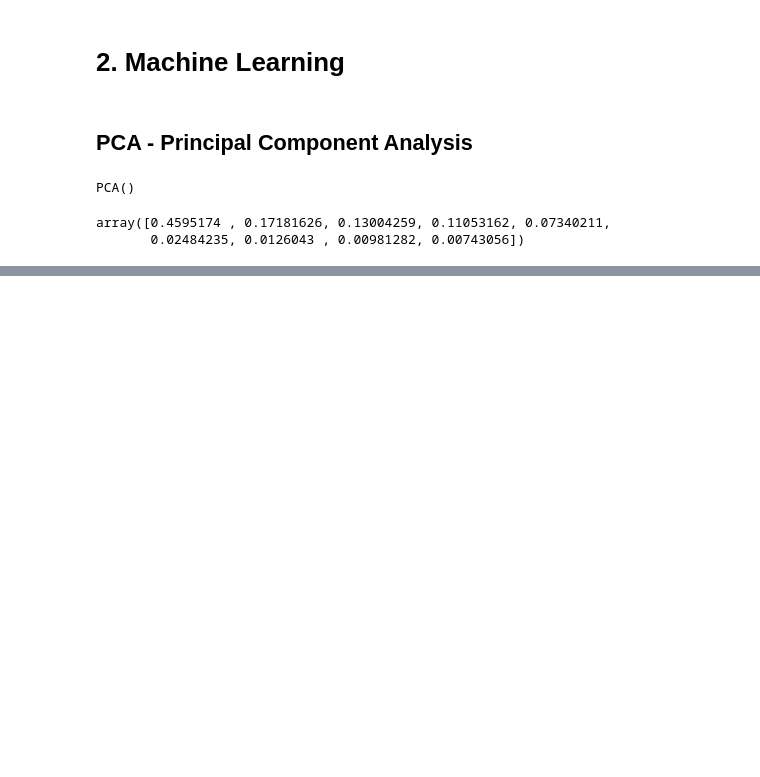
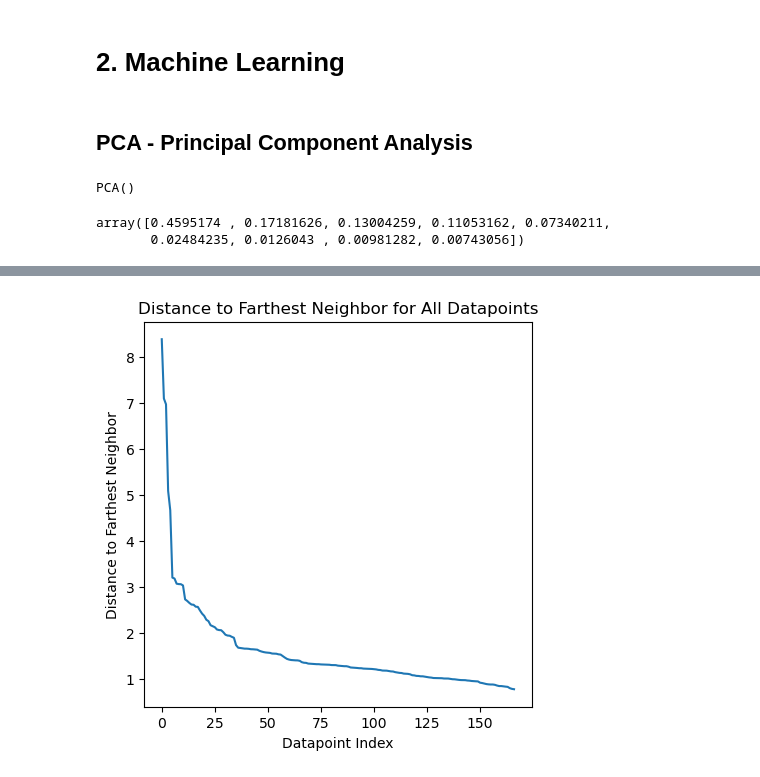
Before and after one commit to Gregoritsch3/ML_EDA_Clustering_AidAssessment, a Jupyter notebook: ML_EDA_Clustering_AidAssessment.ipynb, the cells around one changed output, grey strips where cells are left out. Drawn from its saved outputs; the diff is of its cells as text; code cells hidden in the pictures; blank space fills up the shorter version.

```diff
--- a/ML_EDA_Clustering_AidAssessment.ipynb
+++ b/ML_EDA_Clustering_AidAssessment.ipynb
@@ -384,0 +462,21 @@ plt.show()
+# %%
+#Setting min_samples to 2*dim(datset)
+min_samples = 10
+#Implementing K-Nearest Neighbours algorithm
+k_neighbour = NearestNeighbors(n_neighbors=min_samples)
+y_neighbour = k_neighbour.fit(X)
+#Extracting distances and indicies of data points
+distances, indices = y_neighbour.kneighbors(X)
+#Sorting data points by distance to to farthest neighbour
+distances = np.sort(distances, axis=0, )
+distances = distances[:,9]
+# %%
+#Plotting inertia vs no. of cluster centroids
+fig = plt.figure(figsize=(5,5))
+sns.lineplot(distances[::-1])
+plt.xlabel('Datapoint Index')
+plt.ylabel('Distance to Farthest Neighbor')
+plt.title("Distance to Farthest Neighbor for All Datapoints", fontsize=12)
+plt.show()
+# %% [output]
+[figure, added]
```
Also changed, not shown: parts of 21 cells of this notebook, 1 other file.
